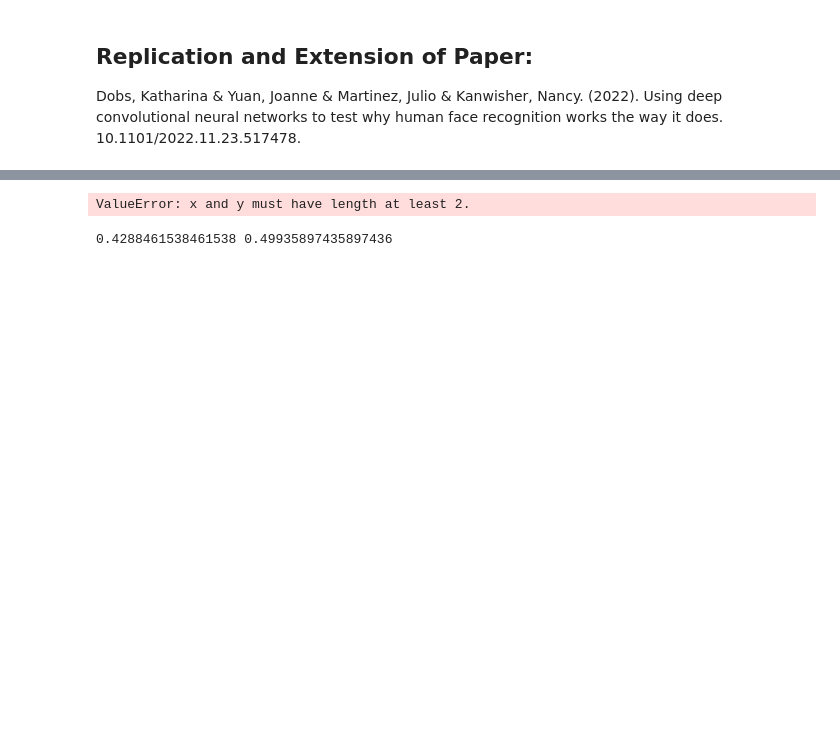
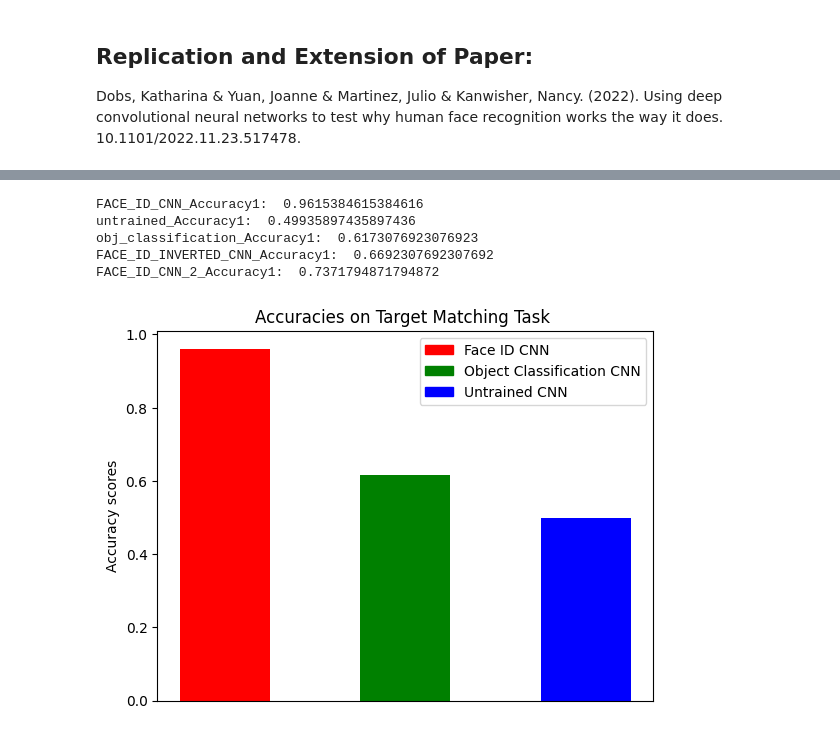
Before and after one commit to hashtaghari/Understanding-Face-Recognition-Using-Deep-Convolutional-Neural-Networks, a Jupyter notebook: Code and Datasets for Experiments/Analysis.ipynb, the cells around one changed output, grey strips where cells are left out. Saved outputs shown, nothing was run; the diff lists cells and outputs as text; code cells hidden in the pictures; blank space fills up the shorter version.

Commit message:
Did a few tasks, got good results

```diff
--- a/Code and Datasets for Experiments/Analysis.ipynb
+++ b/Code and Datasets for Experiments/Analysis.ipynb
@@ -197,19 +169,57 @@ def target_matching_resnet(model, stimuli_path, start_num,end_num):
 # Human Accuracy ~ 90% (Exact replication not possible as the sets of three stimuli used were not provided to us by the authors)
 
 t1_start=0
-t1_end=400
+t1_end=200
 t1_path = './Task_1/'
 
+#We run target matching task on the models on face stimulim, and get the accuracy scores
+
 FACE_ID_CNN_Accuracy1 = target_matching_resnet(FACE_ID_CNN,t1_path,t1_start,t1_end)
-# # untrained_Accuracy1 = target_matching(UNTRAINED,t1_path,t1_start,t1_end)
-# obj_classification_Accuracy1 = target_matching(OBJ_CLASSIFICATION,t1_path,t1_start,t1_end)
+untrained_Accuracy1 = target_matching_vgg16(UNTRAINED,t1_path,t1_start,t1_end)
+obj_classification_Accuracy1 = target_matching_vgg16(OBJ_CLASSIFICATION,t1_path,t1_start,t1_end)
 FACE_ID_INVERTED_CNN_Accuracy1 = target_matching_vgg16(FACE_ID_INVERTED_CNN,t1_path,t1_start,t1_end)
+FACE_ID_CNN_2_Accuracy1 = target_matching_vgg16(FACE_ID_CNN_2,t1_path,t1_start,t1_end)
-# %% [output]
-ValueError: x and y must have length at least 2.
-# %%
-print(FACE_ID_CNN_Accuracy1, FACE_ID_INVERTED_CNN_Accuracy1)
-# %% [output]
-0.4288461538461538 0.49935897435897436
+# %%
+#print all the variables from last cell here
+
+print("FACE_ID_CNN_Accuracy1: ", FACE_ID_CNN_Accuracy1)
+print("untrained_Accuracy1: ", untrained_Accuracy1)
+print("obj_classification_Accuracy1: ", obj_classification_Accuracy1)
+print("FACE_ID_INVERTED_CNN_Accuracy1: ", FACE_ID_INVERTED_CNN_Accuracy1)
+print("FACE_ID_CNN_2_Accuracy1: ", FACE_ID_CNN_2_Accuracy1)
+# %% [output]
+FACE_ID_CNN_Accuracy1:  0.9615384615384616
+untrained_Accuracy1:  0.49935897435897436
+obj_classification_Accuracy1:  0.6173076923076923
+FACE_ID_INVERTED_CNN_Accuracy1:  0.6692307692307692
+FACE_ID_CNN_2_Accuracy1:  0.7371794871794872
+# %%
+# Define the names and scores of the variables
+names = ['Face ID CNN', 'Object Classification CNN', 'Untrained CNN']
+scores = [FACE_ID_CNN_Accuracy1, obj_classification_Accuracy1, untrained_Accuracy1]
+
+# Define the color and width of the bars
+bar_color = ['red', 'green', 'blue']
+bar_width = 0.5
+
+# Create a bar chart with the modified color and width
+plt.bar(names, scores, color=bar_color, width=bar_width)
+
+# Remove x-axis labels
+plt.tick_params(axis='x', which='both', bottom=False, top=False, labelbottom=False)
+
+# Create a legend mapping color to variable name
+legend_elements = [plt.Rectangle((0, 0), 1, 1, color=color) for color in bar_color]
+plt.legend(legend_elements, names, loc='upper right')
+
+# Add axis labels and title
+plt.ylabel('Accuracy scores')
+plt.title('Accuracies on Target Matching Task ')
+
+# Display the chart
+plt.show()
+# %% [output]
+[figure, added]
 # %%
 #TASK 2, Alignment Task (Measuring Representational Similarity using RSA)
 #The RDMs generated for the pairwise distances between penultimate layer activations of all stimuli are to be compared to that of Human Beings.
```
Also changed, not shown: parts of 13 cells of this notebook, 2 other files.
